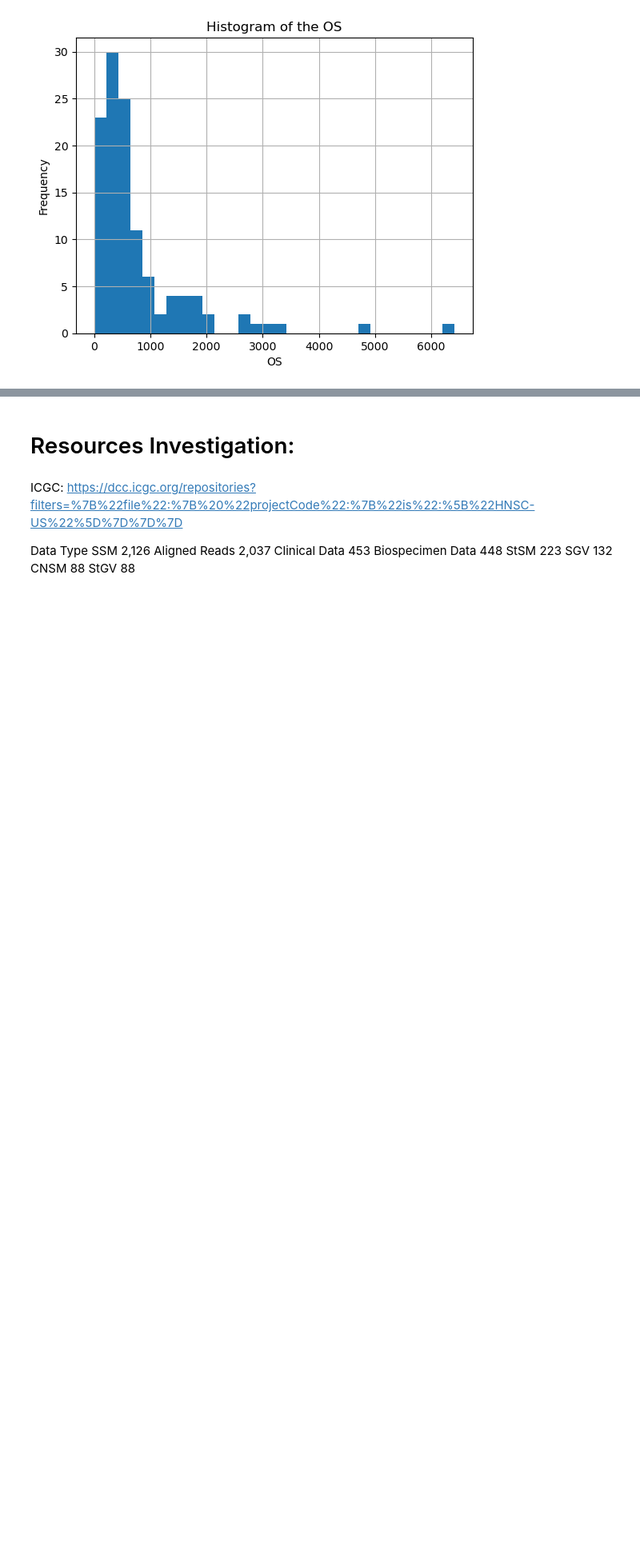
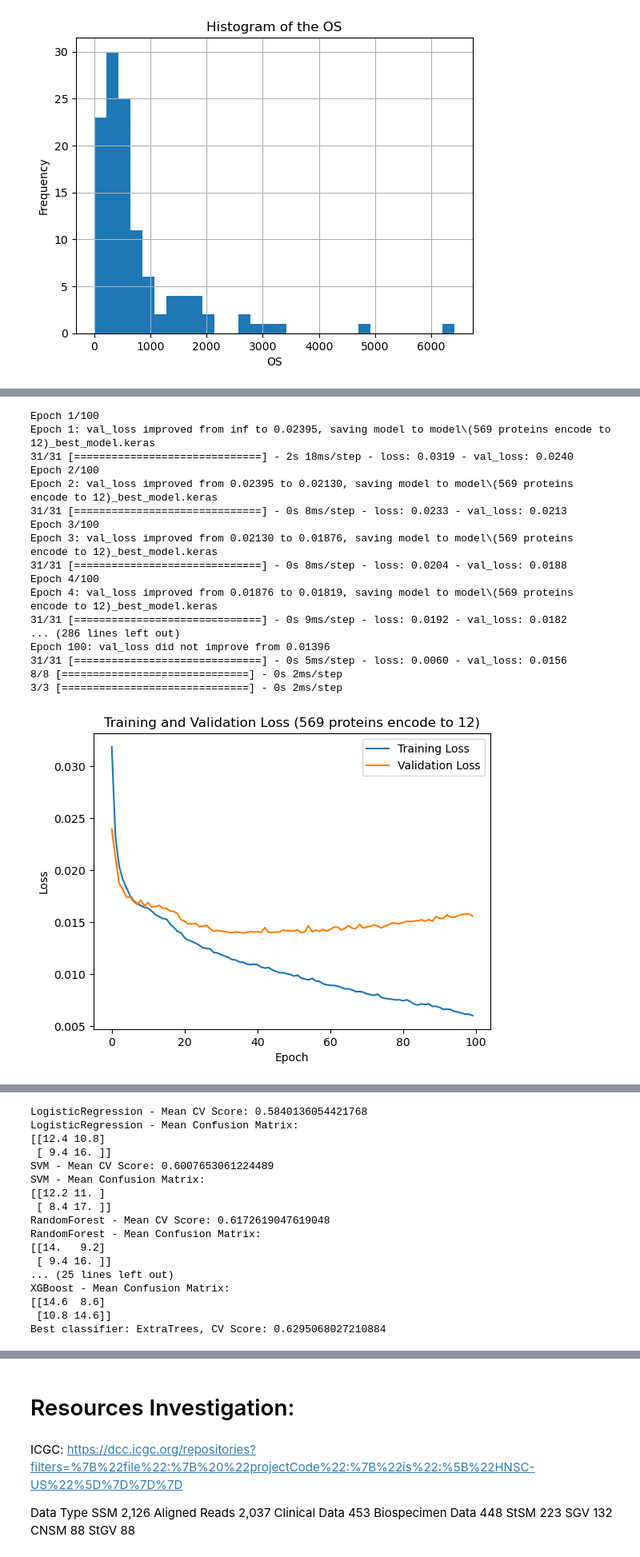
Before and after one commit to smgjch/HSAE, a Jupyter notebook: HSAE_Validation.ipynb, the cells around one changed output, grey strips where cells are left out. Shown at 80% size. Cells and saved outputs as stored; diff of their text form; code cells hidden in the pictures; blank space fills up the shorter version.

```diff
--- a/HSAE_Validation.ipynb
+++ b/HSAE_Validation.ipynb
@@ -313,0 +453,26 @@ class AE():
+# %%
+WAE_inputation_12d = Wider_AE(X_train=X_train,X_test=X_test,y_train=y_train,y_test=y_test,bottleneck = 12,type = "(569 proteins encode to 12)")
+WAE_inputation_12d.train()
+WAE_inputation_12d.plot()
+WAE_inputation_12d.do_PCA(2)
+WAE_inputation_12d.do_PCA(3)
+WAE_inputation_12d.cross_validation_model_selection()
+# %% [output]
+Epoch 1/100
+Epoch 1: val_loss improved from inf to 0.02395, saving model to model\(569 proteins encode to 12)_best_model.keras
+31/31 [==============================] - 2s 18ms/step - loss: 0.0319 - val_loss: 0.0240
+Epoch 2/100
+Epoch 2: val_loss improved from 0.02395 to 0.02130, saving model to model\(569 proteins encode to 12)_best_model.keras
+31/31 [==============================] - 0s 8ms/step - loss: 0.0233 - val_loss: 0.0213
+Epoch 3/100
+Epoch 3: val_loss improved from 0.02130 to 0.01876, saving model to model\(569 proteins encode to 12)_best_model.keras
+31/31 [==============================] - 0s 8ms/step - loss: 0.0204 - val_loss: 0.0188
+Epoch 4/100
+Epoch 4: val_loss improved from 0.01876 to 0.01819, saving model to model\(569 proteins encode to 12)_best_model.keras
+31/31 [==============================] - 0s 9ms/step - loss: 0.0192 - val_loss: 0.0182
+... (286 lines left out)
+Epoch 100: val_loss did not improve from 0.01396
+31/31 [==============================] - 0s 5ms/step - loss: 0.0060 - val_loss: 0.0156
+8/8 [==============================] - 0s 2ms/step
+3/3 [==============================] - 0s 2ms/step
+[figure, added]
@@ -313,0 +481,17 @@ class AE():
+LogisticRegression - Mean CV Score: 0.5840136054421768
+LogisticRegression - Mean Confusion Matrix:
+[[12.4 10.8]
+ [ 9.4 16. ]]
+SVM - Mean CV Score: 0.6007653061224489
+SVM - Mean Confusion Matrix:
+[[12.2 11. ]
+ [ 8.4 17. ]]
+RandomForest - Mean CV Score: 0.6172619047619048
+RandomForest - Mean Confusion Matrix:
+[[14.   9.2]
+ [ 9.4 16. ]]
+... (25 lines left out)
+XGBoost - Mean Confusion Matrix:
+[[14.6  8.6]
+ [10.8 14.6]]
+Best classifier: ExtraTrees, CV Score: 0.6295068027210884
```
Also changed, not shown: parts of 18 cells of this notebook.
